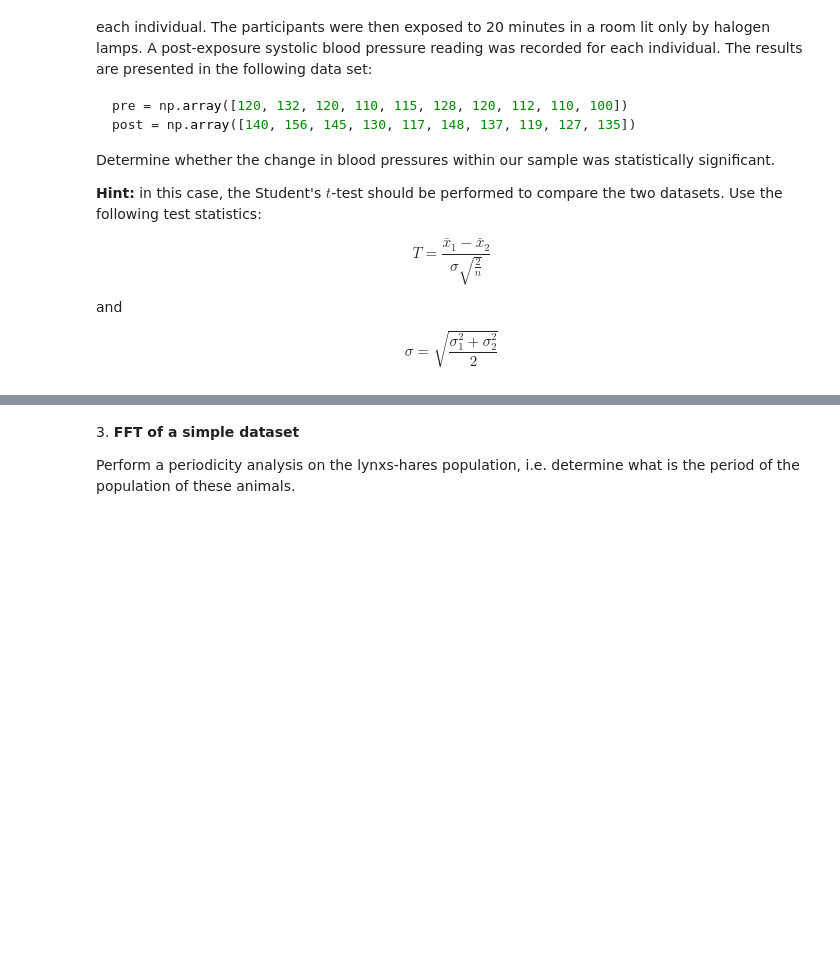
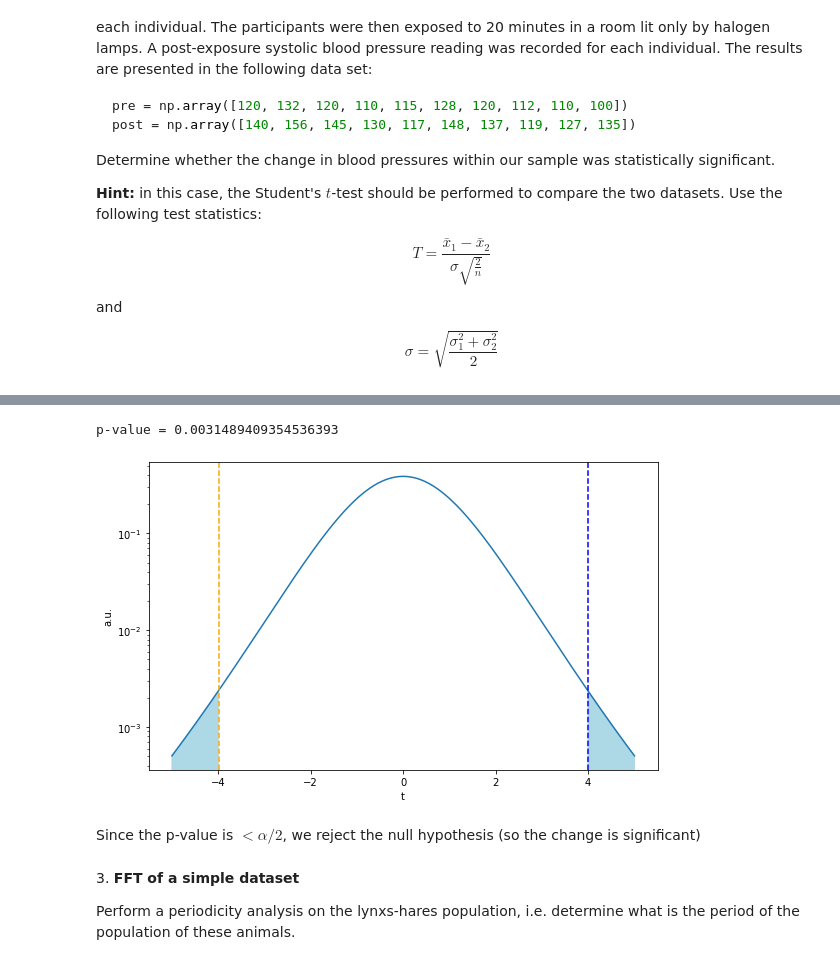
Before and after one commit to tommasoamico/LaboratoryOfComputationalPhysics_Y4, a Jupyter notebook: 09ex_algorithms.ipynb, the cells around one changed output, grey strips where cells are left out. Drawn from its saved outputs; the diff is of its cells as text; code cells hidden in the pictures; blank space fills up the shorter version.

```diff
--- a/09ex_algorithms.ipynb
+++ b/09ex_algorithms.ipynb
@@ -132,3 +130,27 @@ fig.tight_layout()
+# %%
+# plot the test statistics and its pdf
+fig, ax = plt.subplots(nrows= 1, ncols=1, figsize=(8, 5))
+xs = np.linspace(-5, +5, 1000)
+ts = stats.t.pdf(xs, n - 1)
+ax.plot(xs, ts)
+ax.fill_between(xs, ts, where=np.abs(xs) > np.abs(T), color='lightblue')
+ax.axvline(T, linestyle='--', color='orange')
+ax.axvline(-T, linestyle='--', color='blue')
+ax.set_ylabel("a.u.")
+ax.set_xlabel("t")
+ax.set_yscale("log")
+
+
+fig.tight_layout()
+
+# now we calculate the p-value. Since it's double sided:
+pvalue = stats.t.cdf(T, n - 1) + (1. - stats.t.cdf(-T, n - 1))
+print("p-value =", pvalue)
+# %% [output]
+p-value = 0.0031489409354536393
+[figure, added]
+# %% [markdown]
+Since the p-value is $< \alpha/2$, we reject the null hypothesis (so the change is significant)
 # %% [markdown]
 3\. **FFT of a simple dataset**
 
```
Also changed, not shown: parts of 4 cells of this notebook, 2 other files.
